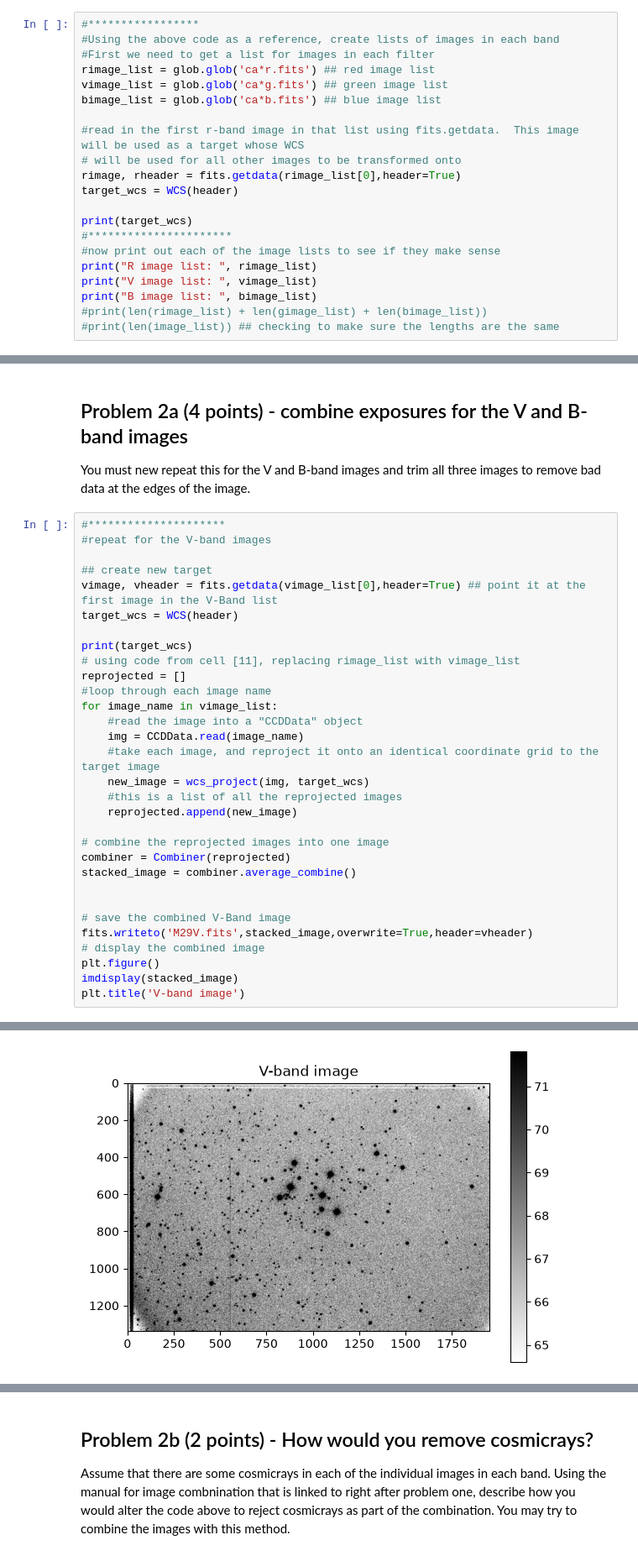
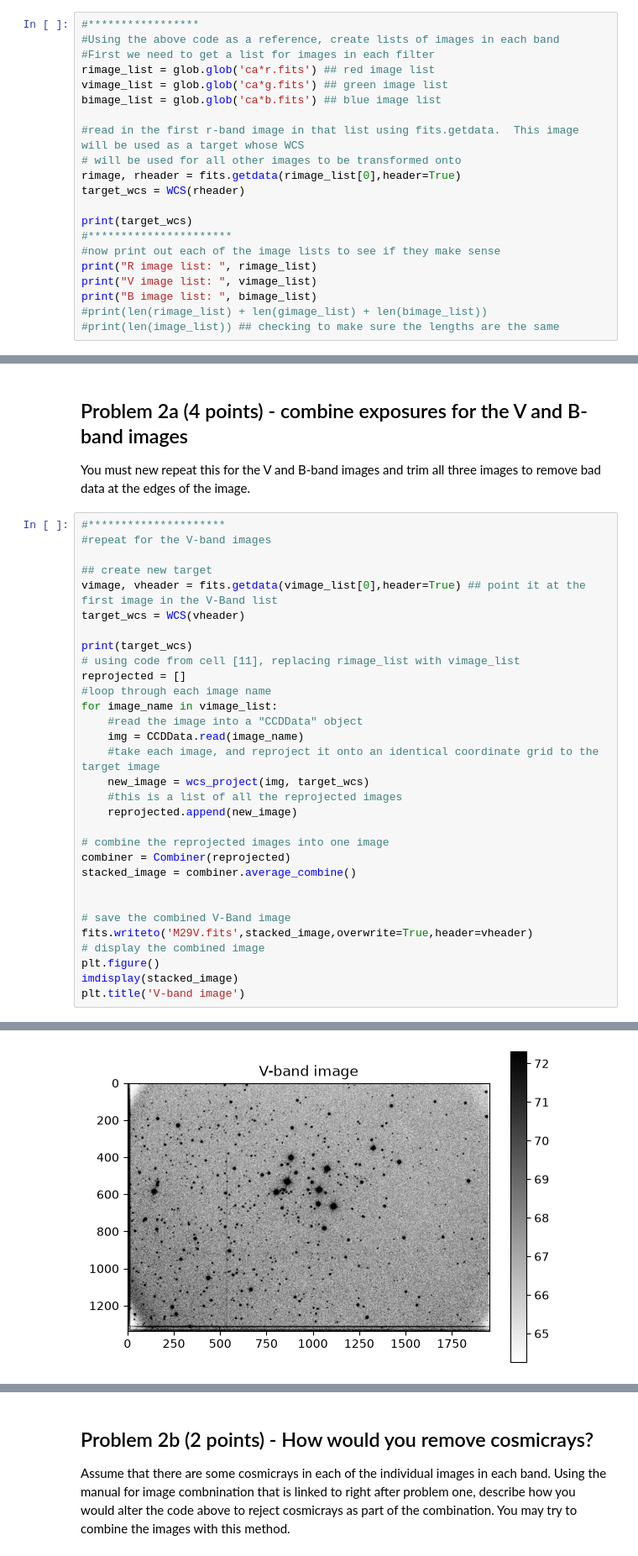
Before and after one commit to NathanielS-KU/Reductionproject_student, a Jupyter notebook: cluster_photometry_student.ipynb, the cells around one changed output, grey strips where cells are left out. Shown at 84% size. Saved outputs shown, nothing was run; the diff lists cells and outputs as text.

```diff
--- a/cluster_photometry_student.ipynb
+++ b/cluster_photometry_student.ipynb
@@ -174,7 +174,7 @@ bimage_list = glob.glob('ca*b.fits') ## blue image list
 #read in the first r-band image in that list using fits.getdata.  This image will be used as a target whose WCS
 # will be used for all other images to be transformed onto
 rimage, rheader = fits.getdata(rimage_list[0],header=True)
-target_wcs = WCS(header)
+target_wcs = WCS(rheader)
 
 print(target_wcs)
 #**********************
@@ -248,7 +247,7 @@ You must new repeat this for the V and B-band images and trim all three images t
 
 ## create new target
 vimage, vheader = fits.getdata(vimage_list[0],header=True) ## point it at the first image in the V-Band list
-target_wcs = WCS(header)
+target_wcs = WCS(vheader)
 
 print(target_wcs)
 # using code from cell [11], replacing rimage_list with vimage_list
@@ -298,4 +297,4 @@ Text(0.5, 1.0, 'V-band image')
-[figure, old version]
+[figure, new version]
 # %%
 #*********************
 #repeat for the B-band images
```
Also changed, not shown: parts of 15 cells of this notebook.
